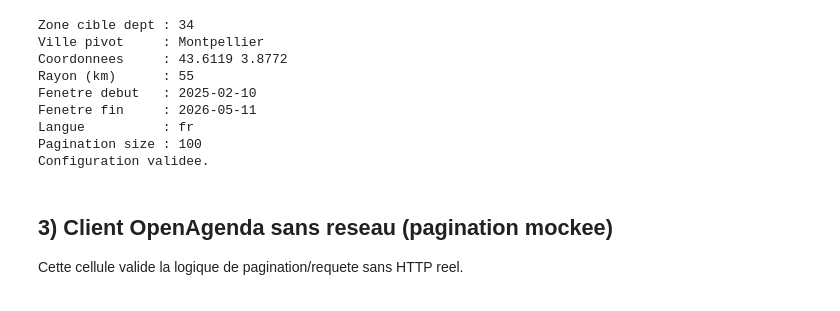
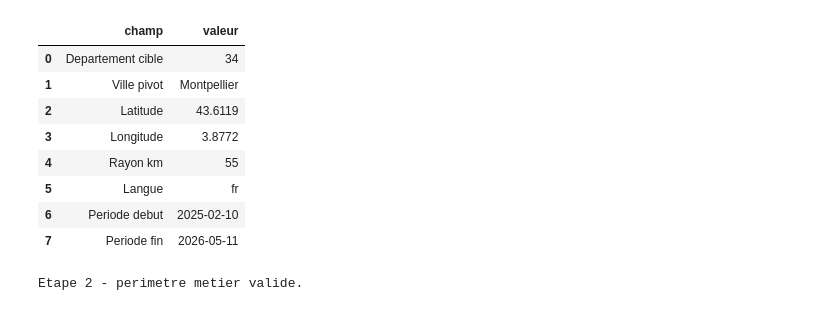
Before and after one commit to stephmnt/RAG-recommandations-culturelles, a Jupyter notebook: notebooks/validation_etapes_1_2.ipynb, the cells around one changed output. Drawn from its saved outputs; the diff is of its cells as text; code cells hidden in the pictures.

```diff
--- a/notebooks/validation_etapes_1_2.ipynb
+++ b/notebooks/validation_etapes_1_2.ipynb
@@ -85,37 +146,51 @@ On verifie la configuration geographique et temporelle.
 # %%
-from datetime import date, timedelta
-import yaml
-
 config = yaml.safe_load(Path('config.yaml').read_text(encoding='utf-8'))
 oa = config['openagenda']
 
 today = date.today()
 start_date = oa['time_window'].get('start_date') or str(today - timedelta(days=365))
 end_date = oa['time_window'].get('end_date') or str(today + timedelta(days=90))
 
-print('Zone cible dept :', oa['location'].get('department'))
-print('Ville pivot     :', oa['location'].get('city'))
-print('Coordonnees     :', oa['location']['latitude'], oa['location']['longitude'])
-print('Rayon (km)      :', oa['location']['radius_km'])
-print('Fenetre debut   :', start_date)
-print('Fenetre fin     :', end_date)
-print('Langue          :', oa['request']['language'])
-print('Pagination size :', oa['pagination']['page_size'])
+summary_df = pd.DataFrame([
+    {'champ': 'Departement cible', 'valeur': oa['location'].get('department', '')},
+    {'champ': 'Ville pivot', 'valeur': oa['location'].get('city', '')},
+    {'champ': 'Latitude', 'valeur': oa['location'].get('latitude', '')},
+    {'champ': 'Longitude', 'valeur': oa['location'].get('longitude', '')},
+    {'champ': 'Rayon km', 'valeur': oa['location'].get('radius_km', '')},
+    {'champ': 'Langue', 'valeur': oa['request'].get('language', '')},
+    {'champ': 'Periode debut', 'valeur': start_date},
+    {'champ': 'Periode fin', 'valeur': end_date},
+])
+display(summary_df)
+
+start_dt = pd.to_datetime(start_date)
+today_dt = pd.to_datetime(str(today))
+end_dt = pd.to_datetime(end_date)
+
+if MATPLOTLIB_OK:
+    fig, ax = plt.subplots(figsize=(10, 2.3))
+    ax.hlines(y=1, xmin=start_dt, xmax=end_dt, linewidth=8, color='#4c78a8', alpha=0.35)
+    ax.scatter([start_dt, today_dt, end_dt], [1, 1, 1], s=90, c=['#2ca02c', '#ff7f0e', '#d62728'])
+    ax.text(start_dt, 1.03, 'debut', ha='left')
+    ax.text(today_dt, 1.03, 'aujourdhui', ha='center')
+    ax.text(end_dt, 1.03, 'fin', ha='right')
+    ax.set_title('Fenetre temporelle de collecte des evenements')
+    ax.set_yticks([])
+    ax.grid(axis='x', alpha=0.25)
+    plt.tight_layout()
+    plt.show()
 
 assert oa['location'].get('department') == '34'
-assert oa['request']['language'] == 'fr'
-print('Configuration validee.')
+assert oa['request'].get('language') == 'fr'
+print('Etape 2 - perimetre metier valide.')
 # %% [output]
+|  | champ | valeur |
+| 0 | Departement cible | 34 |
+| 1 | Ville pivot | Montpellier |
+| 2 | Latitude | 43.6119 |
+| 3 | Longitude | 3.8772 |
+| 4 | Rayon km | 55 |
+| 5 | Langue | fr |
+| 6 | Periode debut | 2025-02-10 |
+| 7 | Periode fin | 2026-05-11 |
-Zone cible dept : 34
-Ville pivot     : Montpellier
-Coordonnees     : 43.6119 3.8772
-Rayon (km)      : 55
-Fenetre debut   : 2025-02-10
-Fenetre fin     : 2026-05-11
-Langue          : fr
-Pagination size : 100
-Configuration validee.
+Etape 2 - perimetre metier valide.
-# %% [markdown]
-## 3) Client OpenAgenda sans reseau (pagination mockee)
-
-Cette cellule valide la logique de pagination/requete sans HTTP reel.
```
Also changed, not shown: parts of 23 cells of this notebook, 15 other files.
